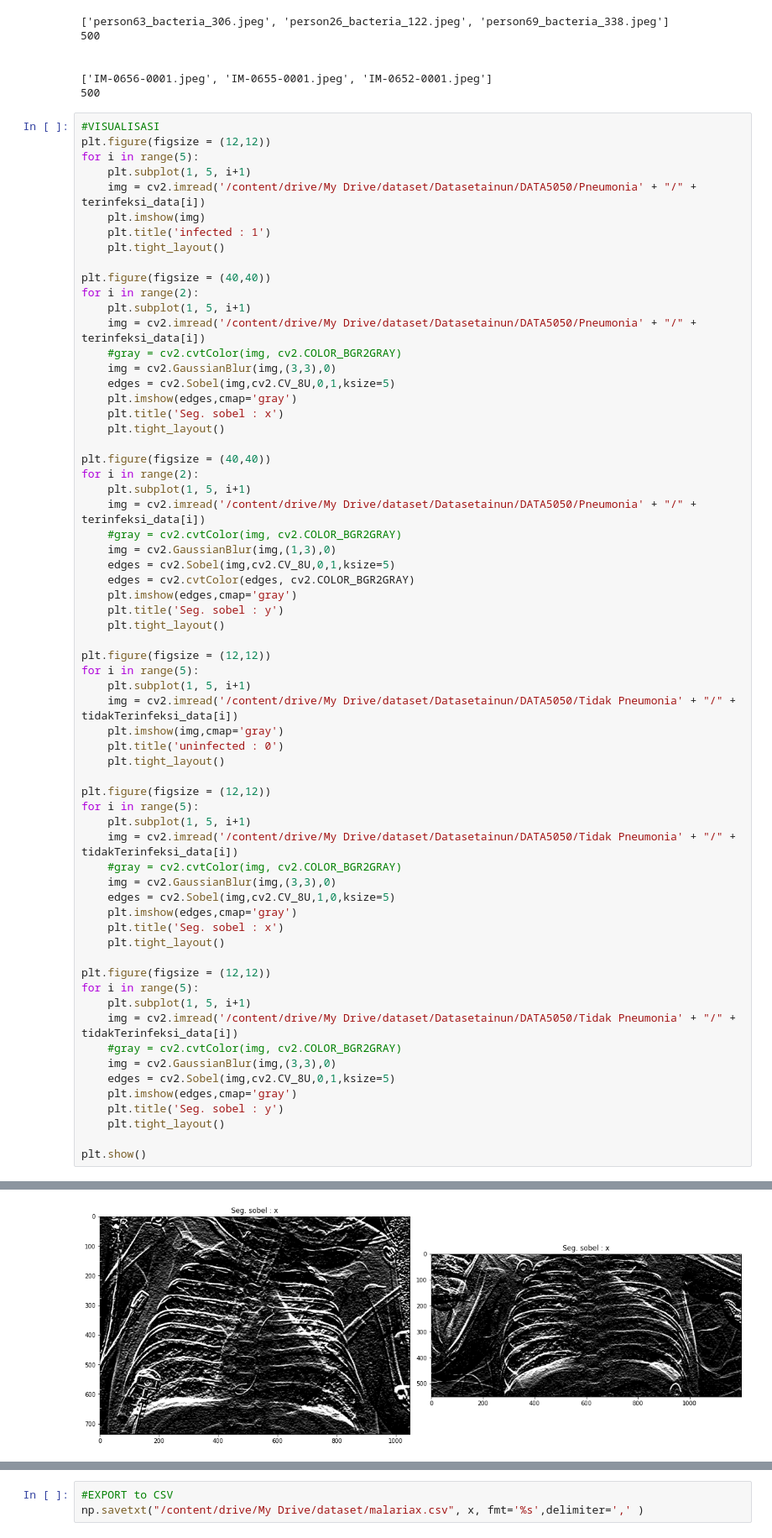
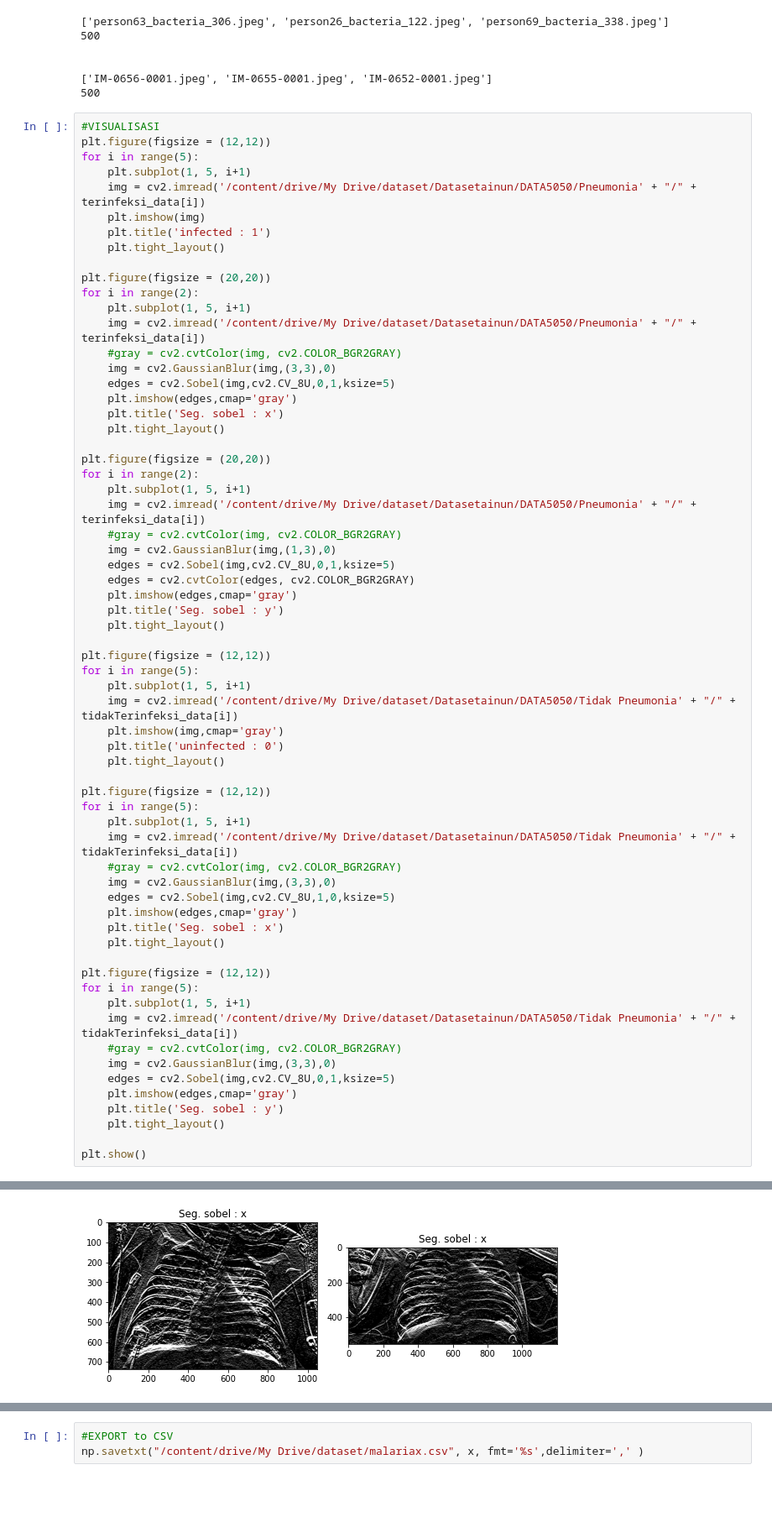
Before and after one commit to HuzainAzis/sobel-humoment-knn, a Jupyter notebook: PraFix.ipynb, the cells around one changed output, grey strips where cells are left out. Shown at 84% size. Saved outputs shown, nothing was run; the diff lists cells and outputs as text; blank space fills up the shorter version.

```diff
--- a/PraFix.ipynb
+++ b/PraFix.ipynb
@@ -52,7 +58,7 @@ for i in range(5):
     plt.title('infected : 1')
     plt.tight_layout()
 
-plt.figure(figsize = (40,40))
+plt.figure(figsize = (20,20))
 for i in range(2):
     plt.subplot(1, 5, i+1)
     img = cv2.imread('/content/drive/My Drive/dataset/Datasetainun/DATA5050/Pneumonia' + "/" + terinfeksi_data[i])
@@ -63,7 +69,7 @@ for i in range(2):
     plt.title('Seg. sobel : x')
     plt.tight_layout()
 
-plt.figure(figsize = (40,40))
+plt.figure(figsize = (20,20))
 for i in range(2):
     plt.subplot(1, 5, i+1)
     img = cv2.imread('/content/drive/My Drive/dataset/Datasetainun/DATA5050/Pneumonia' + "/" + terinfeksi_data[i])
@@ -81,31 +87,31 @@ for i in range(5):
     img = cv2.imread('/content/drive/My Drive/dataset/Datasetainun/DATA5050/Tidak Pneumonia' + "/" + tidakTerinfeksi_data[i])
     plt.imshow(img,cmap='gray')
     plt.title('uninfected : 0')
     plt.tight_layout()
 
 plt.figure(figsize = (12,12))
 for i in range(5):
     plt.subplot(1, 5, i+1)
     img = cv2.imread('/content/drive/My Drive/dataset/Datasetainun/DATA5050/Tidak Pneumonia' + "/" + tidakTerinfeksi_data[i])
     #gray = cv2.cvtColor(img, cv2.COLOR_BGR2GRAY)
     img = cv2.GaussianBlur(img,(3,3),0)
     edges = cv2.Sobel(img,cv2.CV_8U,1,0,ksize=5)
     plt.imshow(edges,cmap='gray')
     plt.title('Seg. sobel : x')
     plt.tight_layout()
 
 plt.figure(figsize = (12,12))
 for i in range(5):
     plt.subplot(1, 5, i+1)
     img = cv2.imread('/content/drive/My Drive/dataset/Datasetainun/DATA5050/Tidak Pneumonia' + "/" + tidakTerinfeksi_data[i])
     #gray = cv2.cvtColor(img, cv2.COLOR_BGR2GRAY)
     img = cv2.GaussianBlur(img,(3,3),0)
     edges = cv2.Sobel(img,cv2.CV_8U,0,1,ksize=5)
     plt.imshow(edges,cmap='gray')
     plt.title('Seg. sobel : y')
     plt.tight_layout()
 
 plt.show()
 # %% [output]
 [figure]
-[figure, old version]
+[figure, new version]
```
Also changed, not shown: parts of 5 cells of this notebook.
